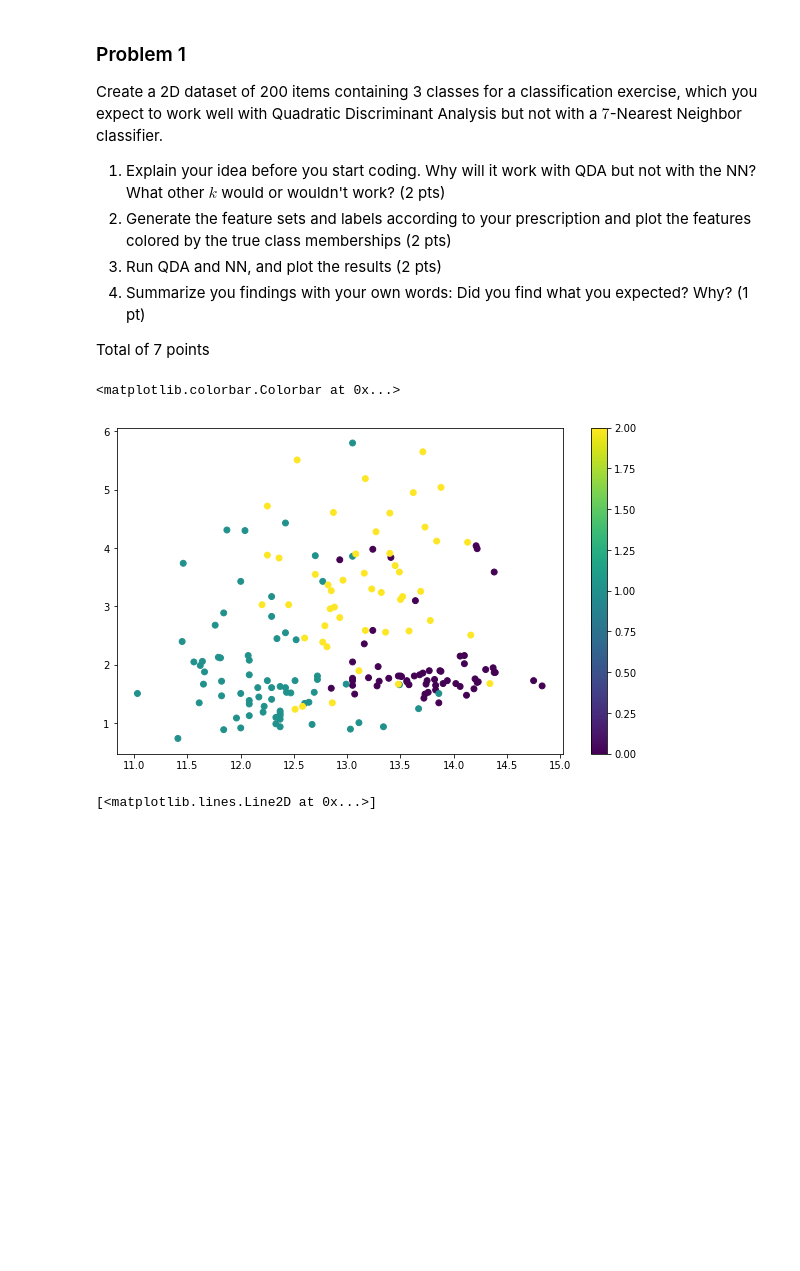
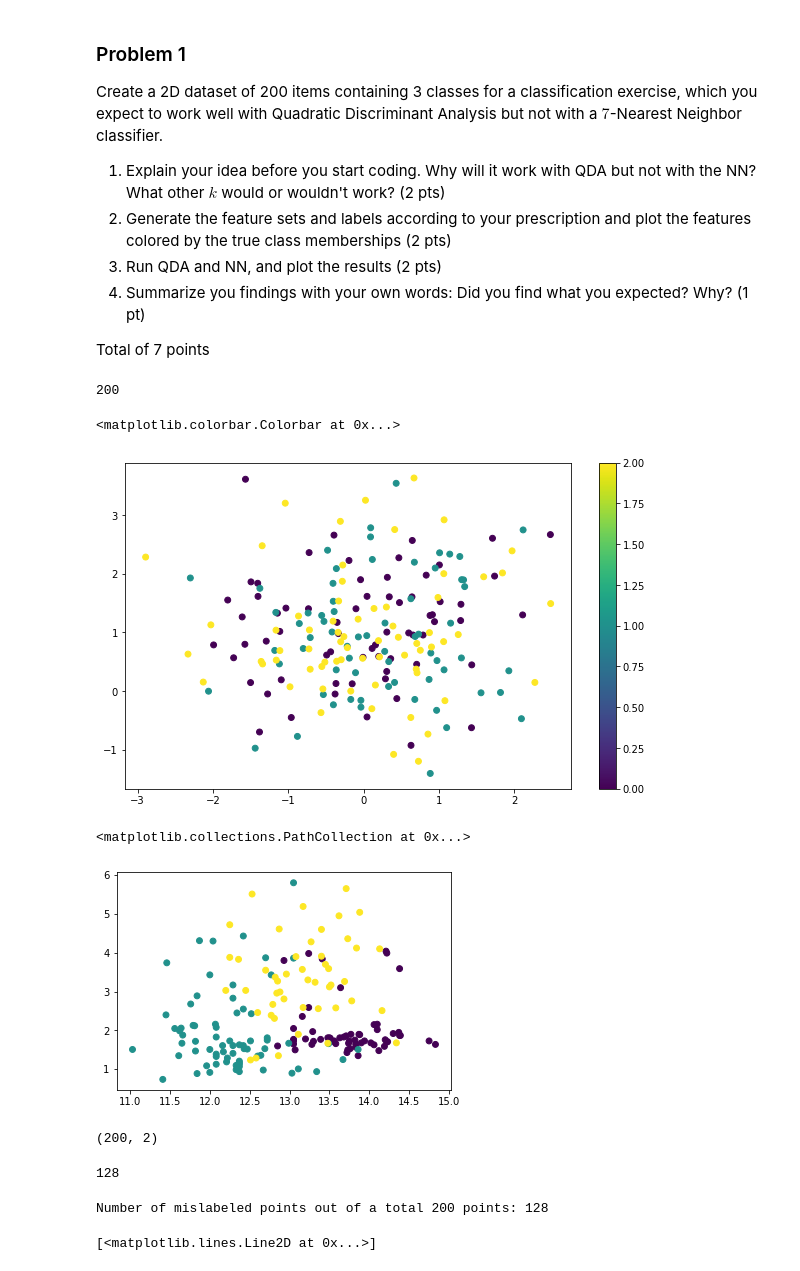
Before and after one commit to ak2fresh/Documents, a Jupyter notebook: JHU/Fall 2019/Data Mining/Homework/Assignment2.ipynb, the cells around one changed output. Saved outputs shown, nothing was run; the diff lists cells and outputs as text; code cells hidden in the pictures; blank space fills up the shorter version.

```diff
--- a/JHU/Fall 2019/Data Mining/Homework/Assignment2.ipynb
+++ b/JHU/Fall 2019/Data Mining/Homework/Assignment2.ipynb
@@ -44,15 +44,43 @@ wine_df['target'] = wine.target
+# %%
+gX1 = random.normal(loc= 0 ,scale =1 , size = 200)
+gX2 = random.normal(loc= 1 ,scale =1 , size = 200)
+x =   column_stack((gX1,gX2))
+X = pd.DataFrame(x)
+X
+# %%
+target= concatenate(( zeros(67),zeros(66)+1,+zeros(67)+2 ))
+
+size(target)
+# %% [output]
+200
+# %%
+plt.figure(figsize=(10, 6))
+scatter(x[:,0], x[:,1], c = target, marker = 'o', s = 35) # plot data with true labels
+plt.colorbar()
+# %% [output]
+<matplotlib.colorbar.Colorbar at 0x...>
+[figure, added]
 # %%
-plt.figure(figsize=(10, 6))
 plt.scatter(wine.data[:,0], wine.data[:,1], c = wine.target, marker = 'o', s = 35) # plot data with true labels
-plt.colorbar()
 # %% [output]
-<matplotlib.colorbar.Colorbar at 0x...>
+<matplotlib.collections.PathCollection at 0x...>
-[figure, old version]
+[figure, new version]
+# %%
+modelQDA = QDA();
+# %% [output]
+(200, 2)
+# %%
+y_QDA = modelQDA.fit(x,target)#.predict(wine.data)# predicted labels
+
+ypredQDA = y_QDA.predict(x)
+(target!=ypredQDA).sum()
+# %% [output]
+128
 # %%
-modelQDA = QDA();
-y_predQDA = modelQDA.fit(wine.data, wine.target).predict(wine.data)# predicted labels
 print("Number of mislabeled points out of a total %d points: %d"
-          % (wine.target.size, (wine.target!=y_predQDA).sum()))
+          % (target.size, (target!=ypredQDA).sum()))
+# %% [output]
+Number of mislabeled points out of a total 200 points: 128
 # %%
 plot(wine.target,y_predQDA)
 # %% [output]
```
Also changed, not shown: parts of 2 cells of this notebook, 9 other files.
